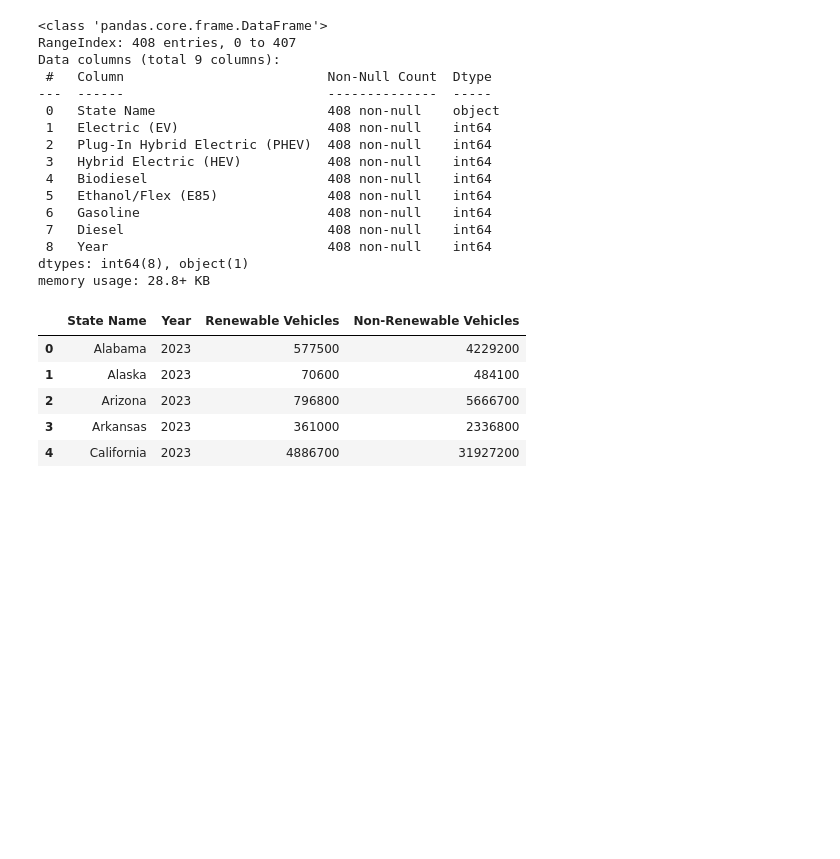
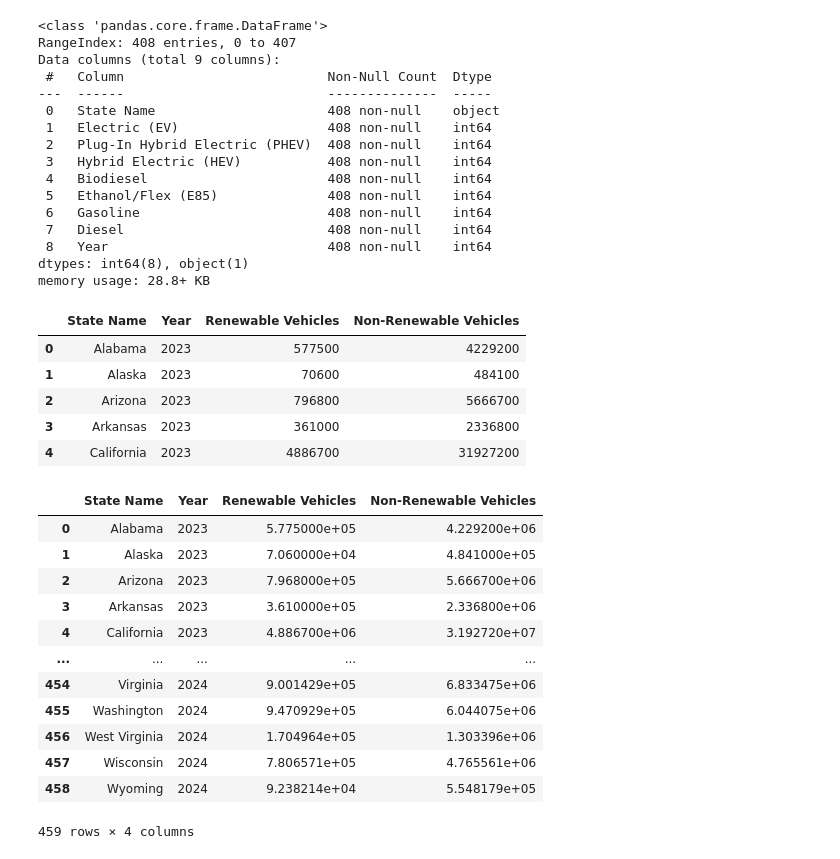
Before and after one commit to Rahib-Khan/Air_Quality_Predictor, a Jupyter notebook: src/external-data-merge.ipynb, the cells around one changed output. Saved outputs shown, nothing was run; the diff lists cells and outputs as text; code cells hidden in the pictures; blank space fills up the shorter version.

```diff
--- a/src/external-data-merge.ipynb
+++ b/src/external-data-merge.ipynb
@@ -148,6 +148,65 @@ v_reg_df.head()
 | 2 | Arizona | 2023 | 796800 | 5666700 |
 | 3 | Arkansas | 2023 | 361000 | 2336800 |
 | 4 | California | 2023 | 4886700 | 31927200 |
+# %%
+from sklearn.linear_model import LinearRegression
+
+def predict_vehicles_by_state(df):
+    # Initialize a list to store predictions
+    predictions = []
+
+    # Get unique states
+    states = df['State Name'].unique()
+
+    # Loop through each state
+    for state in states:
+        state_data = df[df['State Name'] == state][['Year', 'Renewable Vehicles', 'Non-Renewable Vehicles']].dropna()
+
+        # Renewable Vehicles Prediction
+        X_renewable = state_data[['Year']]
+        y_renewable = state_data['Renewable Vehicles']
+        model_renewable = LinearRegression()
+        model_renewable.fit(X_renewable, y_renewable)
+        renewable_2024 = model_renewable.predict([[2024]])
+
+        # Non-Renewable Vehicles Prediction
+        X_non_renewable = state_data[['Year']]
+        y_non_renewable = state_data['Non-Renewable Vehicles']
+        model_non_renewable = LinearRegression()
+        model_non_renewable.fit(X_non_renewable, y_non_renewable)
+        non_renewable_2024 = model_non_renewable.predict([[2024]])
+
+        # Store predictions
+        predictions.append({
+            'Year': 2024,
+            'State Name': state,
+            'Renewable Vehicles': renewable_2024[0],
+            'Non-Renewable Vehicles': non_renewable_2024[0]
+        })
+
+    # Convert predictions to a DataFrame
+    predictions_df = pd.DataFrame(predictions)
+    return predictions_df
+# %%
+p_df = predict_vehicles_by_state(v_reg_df)
+# %%
+v_reg_df = pd.concat([v_reg_df, p_df], ignore_index=True)
+# %%
+v_reg_df
+# %% [output]
+|  | State Name | Year | Renewable Vehicles | Non-Renewable Vehicles |
+| 0 | Alabama | 2023 | 5.775000e+05 | 4.229200e+06 |
+| 1 | Alaska | 2023 | 7.060000e+04 | 4.841000e+05 |
+| 2 | Arizona | 2023 | 7.968000e+05 | 5.666700e+06 |
+| 3 | Arkansas | 2023 | 3.610000e+05 | 2.336800e+06 |
+| 4 | California | 2023 | 4.886700e+06 | 3.192720e+07 |
+| ... | ... | ... | ... | ... |
+| 454 | Virginia | 2024 | 9.001429e+05 | 6.833475e+06 |
+| 455 | Washington | 2024 | 9.470929e+05 | 6.044075e+06 |
+| 456 | West Virginia | 2024 | 1.704964e+05 | 1.303396e+06 |
+| 457 | Wisconsin | 2024 | 7.806571e+05 | 4.765561e+06 |
+| 458 | Wyoming | 2024 | 9.238214e+04 | 5.548179e+05 |
+459 rows × 4 columns
 # %%
 merged_df = pd.merge(df, v_reg_df, how='inner', on=['State Name', 'Year'])
 # %%
```
Also changed, not shown: parts of 3 cells of this notebook, 2 other files.
